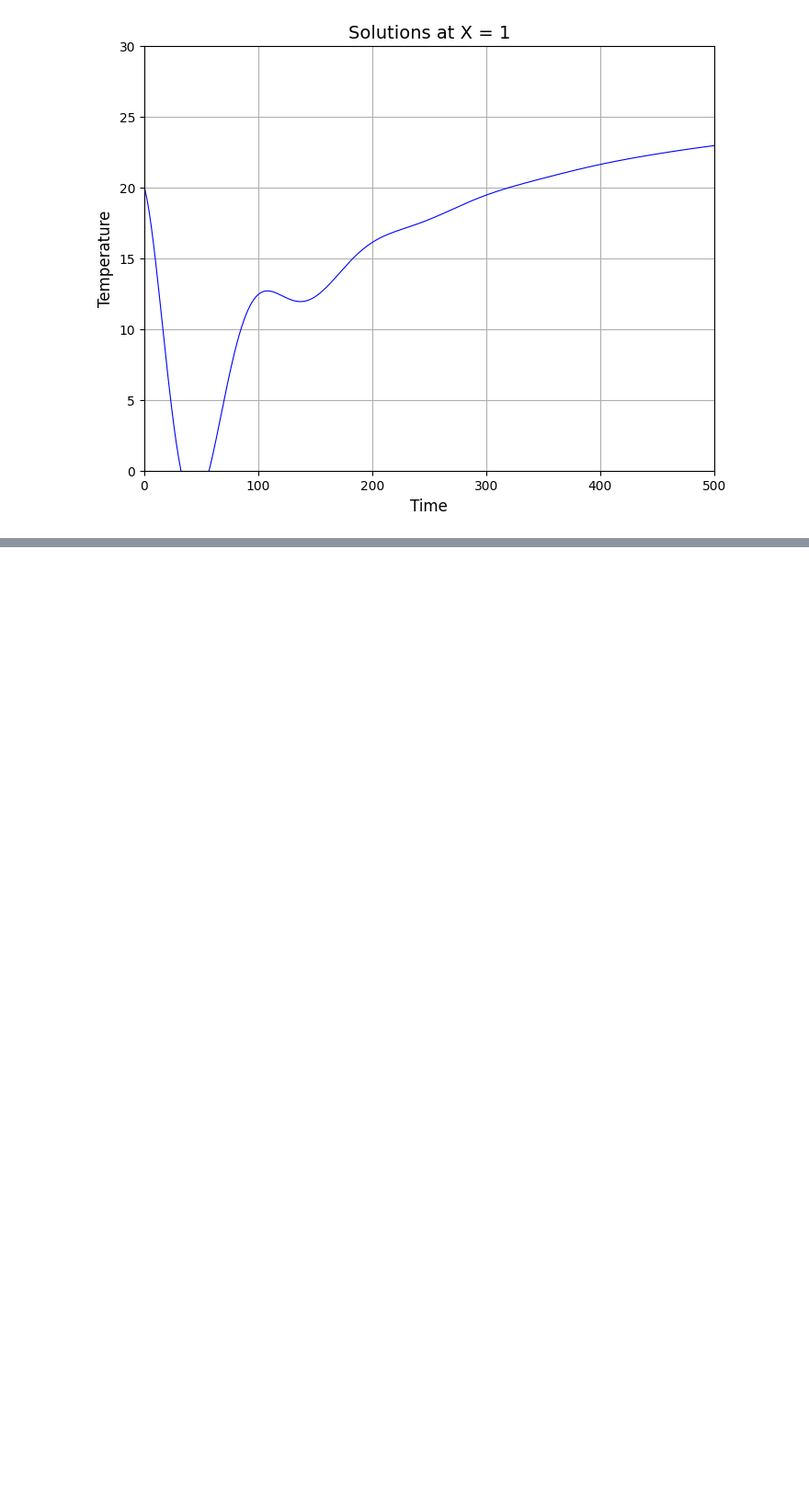
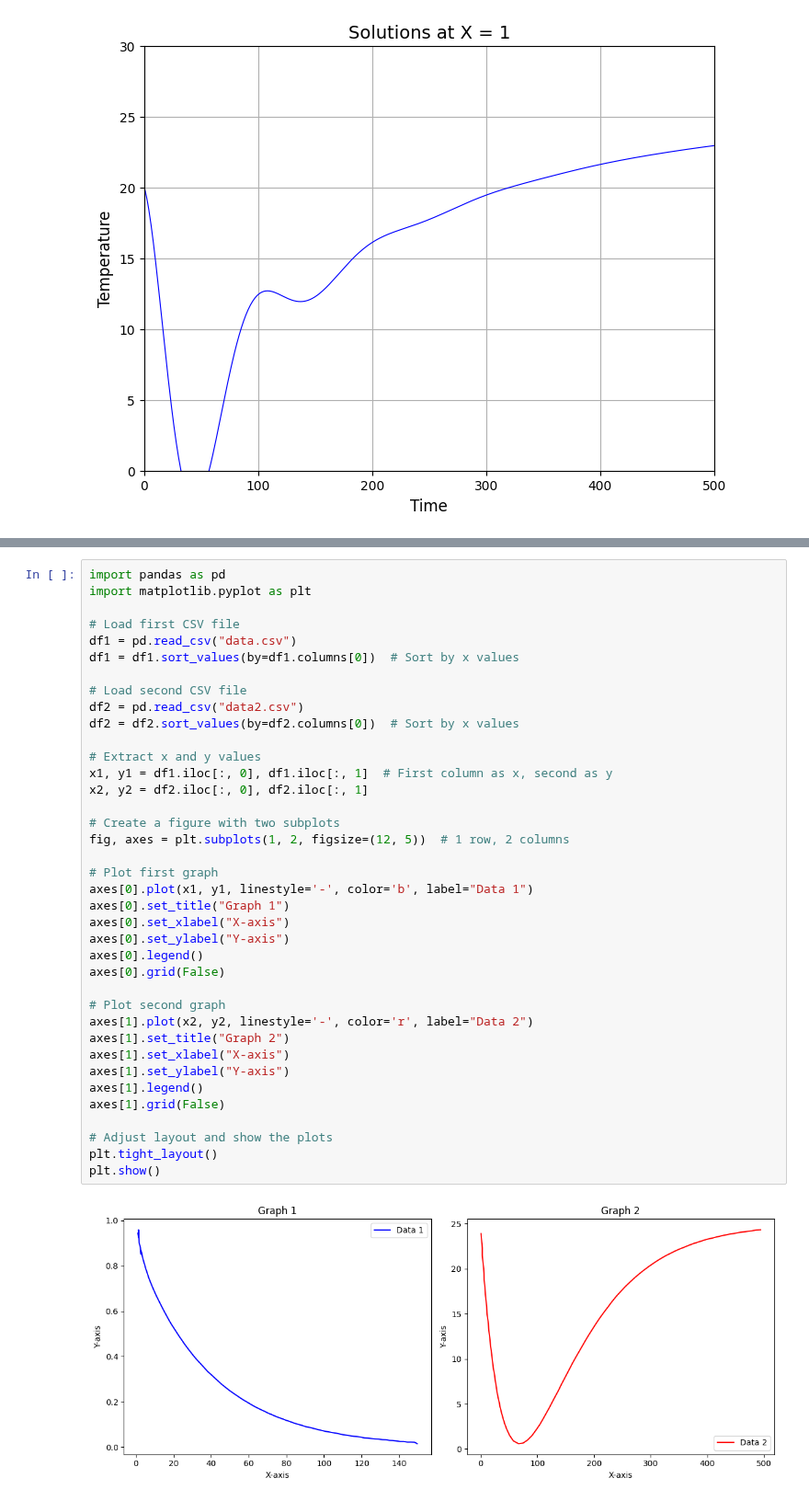
Before and after one commit to lemontang3/Python_Physics, a Jupyter notebook: graphs.ipynb, the cells around one changed output, grey strips where cells are left out. Shown at 92% size. Saved outputs shown, nothing was run; the diff lists cells and outputs as text; blank space fills up the shorter version.

```diff
--- a/graphs.ipynb
+++ b/graphs.ipynb
@@ -52,0 +126,40 @@ plt.show()
+# %%
+import pandas as pd
+import matplotlib.pyplot as plt
+
+# Load first CSV file
+df1 = pd.read_csv("data.csv")
+df1 = df1.sort_values(by=df1.columns[0])  # Sort by x values
+
+# Load second CSV file
+df2 = pd.read_csv("data2.csv")
+df2 = df2.sort_values(by=df2.columns[0])  # Sort by x values
+
+# Extract x and y values
+x1, y1 = df1.iloc[:, 0], df1.iloc[:, 1]  # First column as x, second as y
+x2, y2 = df2.iloc[:, 0], df2.iloc[:, 1]
+
+# Create a figure with two subplots
+fig, axes = plt.subplots(1, 2, figsize=(12, 5))  # 1 row, 2 columns
+
+# Plot first graph
+axes[0].plot(x1, y1, linestyle='-', color='b', label="Data 1")
+axes[0].set_title("Graph 1")
+axes[0].set_xlabel("X-axis")
+axes[0].set_ylabel("Y-axis")
+axes[0].legend()
+axes[0].grid(False)
+
+# Plot second graph
+axes[1].plot(x2, y2, linestyle='-', color='r', label="Data 2")
+axes[1].set_title("Graph 2")
+axes[1].set_xlabel("X-axis")
+axes[1].set_ylabel("Y-axis")
+axes[1].legend()
+axes[1].grid(False)
+
+# Adjust layout and show the plots
+plt.tight_layout()
+plt.show()
+# %% [output]
+[figure, added]
```
Also changed, not shown: parts of 2 cells of this notebook, 3 other files.
